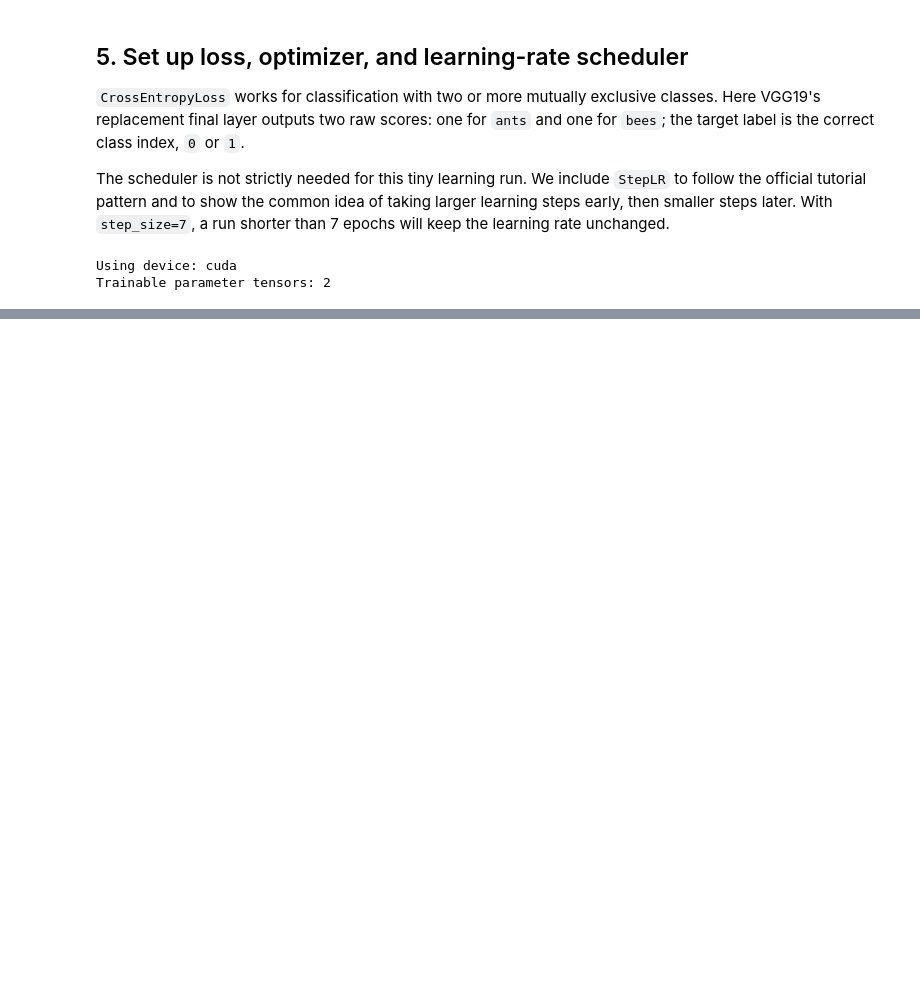
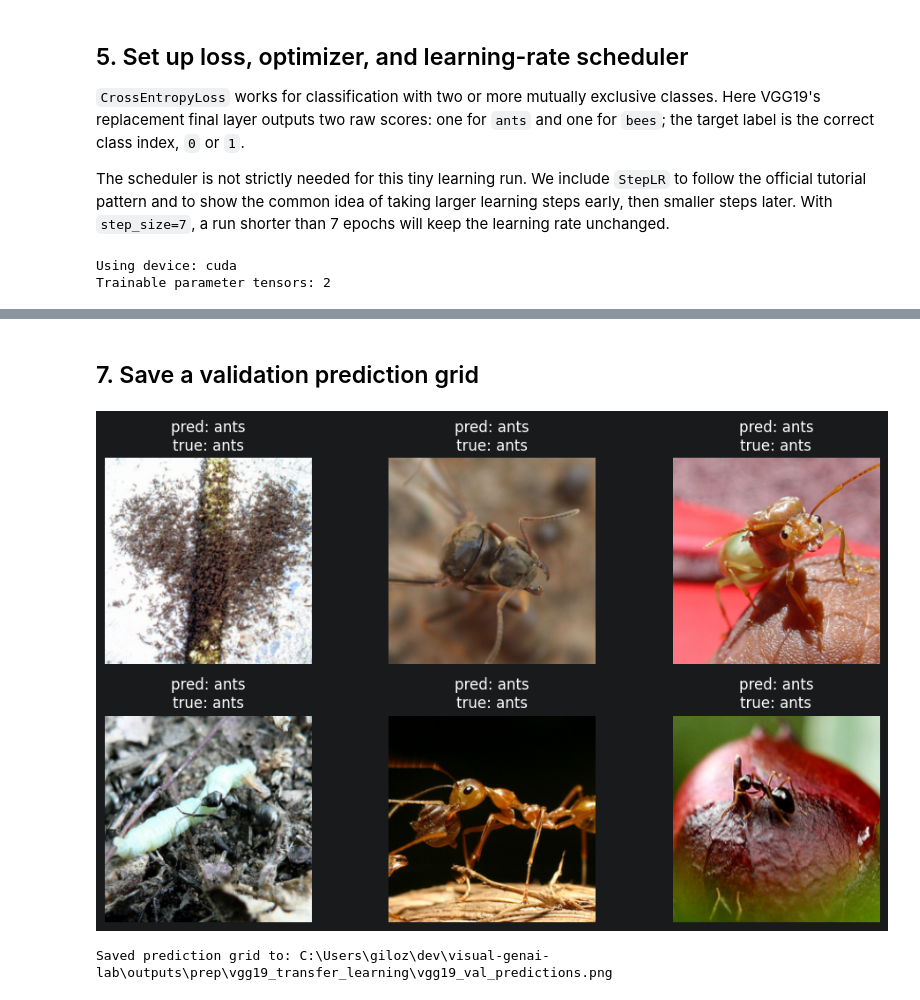
Before and after one commit to majorgilles/visual-genai-lab-curriculum, a Jupyter notebook: notebooks/02_frozen_vgg_classifier.ipynb, the cells around one changed output, grey strips where cells are left out. Drawn from its saved outputs; the diff is of its cells as text; code cells hidden in the pictures; blank space fills up the shorter version.

Commit message:
feat: train and image comparison

```diff
--- a/notebooks/02_frozen_vgg_classifier.ipynb
+++ b/notebooks/02_frozen_vgg_classifier.ipynb
@@ -255,0 +335,55 @@ Trainable parameter tensors: 2
+# %% [markdown]
+## 7. Save a validation prediction grid
+# %%
+output_dir = PROJECT_ROOT / "outputs" / "prep" / "vgg19_transfer_learning"
+output_dir.mkdir(parents=True, exist_ok=True)
+
+model.eval()
+
+num_images = 6
+images_seen = 0
+
+fig, axes = plt.subplots(2, 3, figsize=(10, 6))
+axes = axes.flatten()
+
+mean = torch.tensor([0.485, 0.456, 0.406]).view(3, 1, 1)
+std = torch.tensor([0.229, 0.224, 0.225]).view(3, 1, 1)
+
+with torch.no_grad():
+    for inputs, labels in dataloaders["val"]:
+        inputs = inputs.to(device)
+        labels = labels.to(device)
+
+        outputs = model(inputs)
+        _, predictions = torch.max(outputs, 1)
+
+        for index in range(inputs.size(0)):
+            image = inputs[index].cpu()
+            image = image * std + mean
+            image = image.clamp(0, 1)
+
+            true_label = class_names[labels[index].item()]
+            predicted_label = class_names[predictions[index].item()]
+
+            axes[images_seen].imshow(image.permute(1, 2, 0))
+            axes[images_seen].set_title(f"pred: {predicted_label}\ntrue: {true_label}")
+            axes[images_seen].axis("off")
+
+            images_seen += 1
+
+            if images_seen == num_images:
+                break
+
+        if images_seen == num_images:
+            break
+
+fig.tight_layout()
+
+grid_path = output_dir / "vgg19_val_predictions.png"
+fig.savefig(grid_path, dpi=150)
+plt.show()
+
+print(f"Saved prediction grid to: {grid_path}")
+# %% [output]
+[figure, added]
+Saved prediction grid to: C:\Users\giloz\dev\visual-genai-lab\outputs\prep\vgg19_transfer_learning\vgg19_val_predictions.png
```
Also changed, not shown: parts of 6 cells of this notebook, 1 other file.
